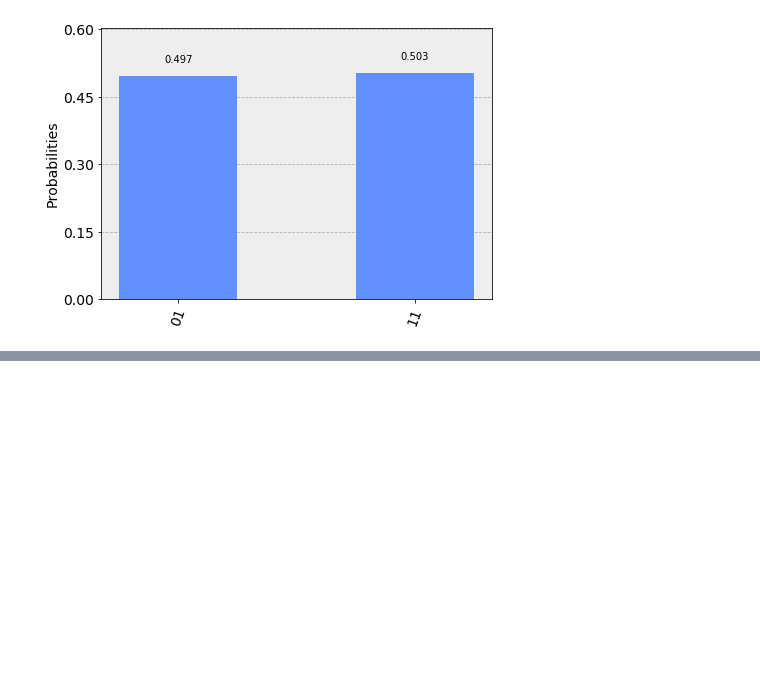
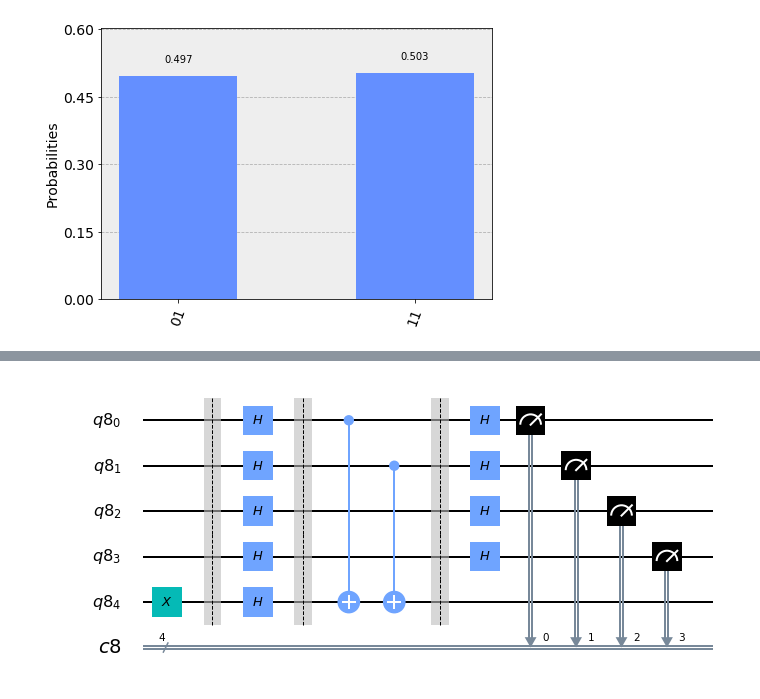
Before and after one commit to shashanka300/QC-practice, a Jupyter notebook: practice/gate observation.ipynb, the cells around one changed output, grey strips where cells are left out. Cells and saved outputs as stored; diff of their text form; code cells hidden in the pictures; blank space fills up the shorter version.

```diff
--- a/practice/gate observation.ipynb
+++ b/practice/gate observation.ipynb
@@ -409,0 +419,34 @@ plot_bloch_multivector(res)
+# %%
+n= 4
+oracle= 'b'
+if oracle=='b':
+    b=3
+if oracle=='c':
+    c=np.random.randint(2)
+# %%
+qr=QuantumRegister(n+1)
+cr=ClassicalRegister(n)
+qc=QuantumCircuit(qr,cr)
+qc.x(qr[n])
+qc.barrier()
+qc.h(qr)
+qc.barrier()
+if oracle == "c": # if the oracle is constant, return c
+    if c == 1:
+        qc.x(qr[n])
+    else:
+        qc.iden(qr[n])
+else: # otherwise, the oracle is balanced and it returns the inner product of the input with b (non-zero bitstring)
+    for i in range(n):
+        if (b & (1 << i)):
+            qc.cx(qr[i], qr[n])
+qc.barrier()
+
+for i in range(n):
+    qc.h(qr[i])
+for i in range(n):
+    qc.measure(qr[i], cr[i])
+# %%
+qc.draw(output='mpl')
+# %% [output]
+[figure, added]
```
Also changed, not shown: parts of 5 cells of this notebook.
